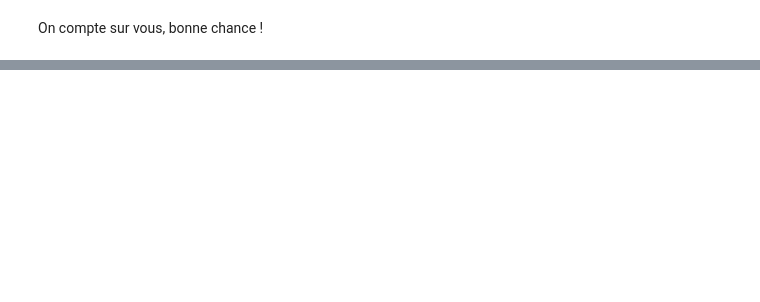
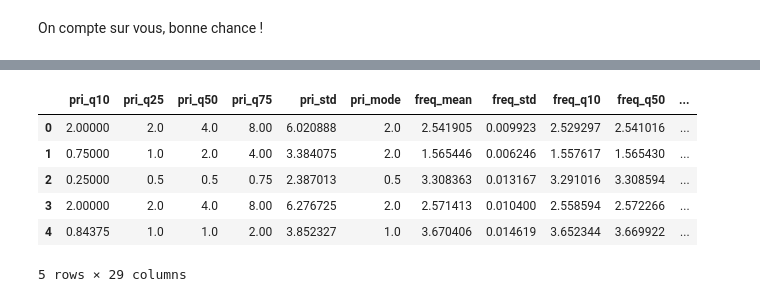
Before and after one commit to Squenger/MVA_Deep_learning_and_signal_processing, a Jupyter notebook: TP2/dls_tp2_Paolo.ipynb, the cells around one changed output, grey strips where cells are left out. Saved outputs shown, nothing was run; the diff lists cells and outputs as text; code cells hidden in the pictures; blank space fills up the shorter version.

```diff
--- a/TP2/dls_tp2_Paolo.ipynb
+++ b/TP2/dls_tp2_Paolo.ipynb
@@ -105,0 +880,61 @@ for i in range(10):
+# %%
+import pandas as pd
+
+# 1. Définition explicite des noms de colonnes dans l'ordre exact de extract_features_v3
+feature_names = [
+    # PRI (6)
+    'pri_q10',
+    'pri_q25',
+    'pri_q50',
+    'pri_q75',
+    'pri_std',
+    'pri_mode',
+    # Fréquence (6)
+    'freq_mean',
+    'freq_std',
+    'freq_q10',
+    'freq_q50',
+    'freq_q90',
+    'freq_span',
+    # Largeur (4)
+    'largeur_mean',
+    'largeur_std',
+    'largeur_median',
+    'largeur_max',
+    # Puissance (4)
+    'puissance_mean',
+    'puissance_std',
+    'puissance_median',
+    'puissance_max',
+    # Géométrie Theta (3)
+    'theta_mean',
+    'theta_span',
+    'theta_std',
+    # Géométrie Phi (3)
+    'phi_mean',
+    'phi_span',
+    'phi_std',
+    # Activité & Densité (2)
+    'n_impulsions',
+    'density',
+]
+
+# 2. Création des DataFrames pandas
+df_train = pd.DataFrame(X_train, columns=feature_names)
+df_train['label'] = y_train
+
+df_valid = pd.DataFrame(X_valid, columns=feature_names)
+df_valid['label'] = y_valid
+
+df_test = pd.DataFrame(X_test, columns=feature_names)
+df_test['label'] = y_test
+
+df_test.head()
+# %% [output]
+|  | pri_q10 | pri_q25 | pri_q50 | pri_q75 | pri_std | pri_mode | freq_mean | freq_std | freq_q10 | freq_q50 | ... |
+| 0 | 2.00000 | 2.0 | 4.0 | 8.00 | 6.020888 | 2.0 | 2.541905 | 0.009923 | 2.529297 | 2.541016 | ... |
+| 1 | 0.75000 | 1.0 | 2.0 | 4.00 | 3.384075 | 2.0 | 1.565446 | 0.006246 | 1.557617 | 1.565430 | ... |
+| 2 | 0.25000 | 0.5 | 0.5 | 0.75 | 2.387013 | 0.5 | 3.308363 | 0.013167 | 3.291016 | 3.308594 | ... |
+| 3 | 2.00000 | 2.0 | 4.0 | 8.00 | 6.276725 | 2.0 | 2.571413 | 0.010400 | 2.558594 | 2.572266 | ... |
+| 4 | 0.84375 | 1.0 | 1.0 | 2.00 | 3.852327 | 1.0 | 3.670406 | 0.014619 | 3.652344 | 3.669922 | ... |
+5 rows × 29 columns
```
Also changed, not shown: parts of 26 cells of this notebook, 4 other files.
